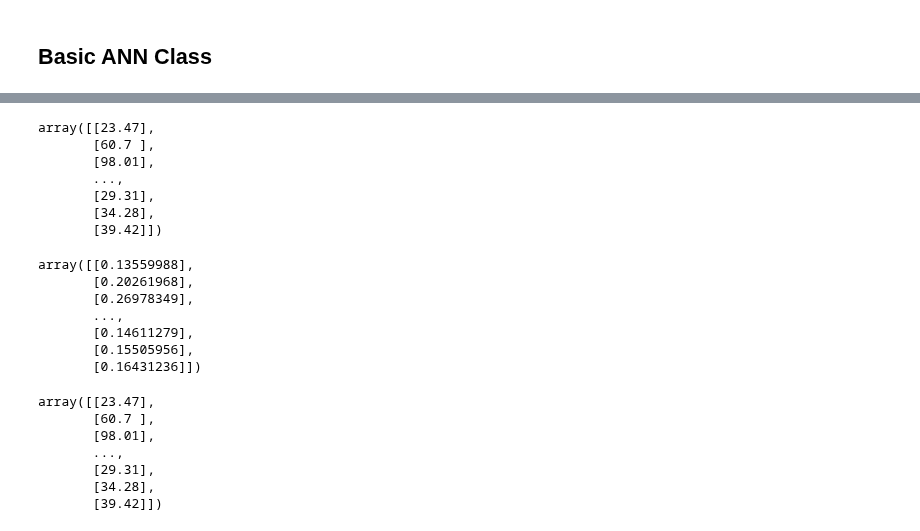
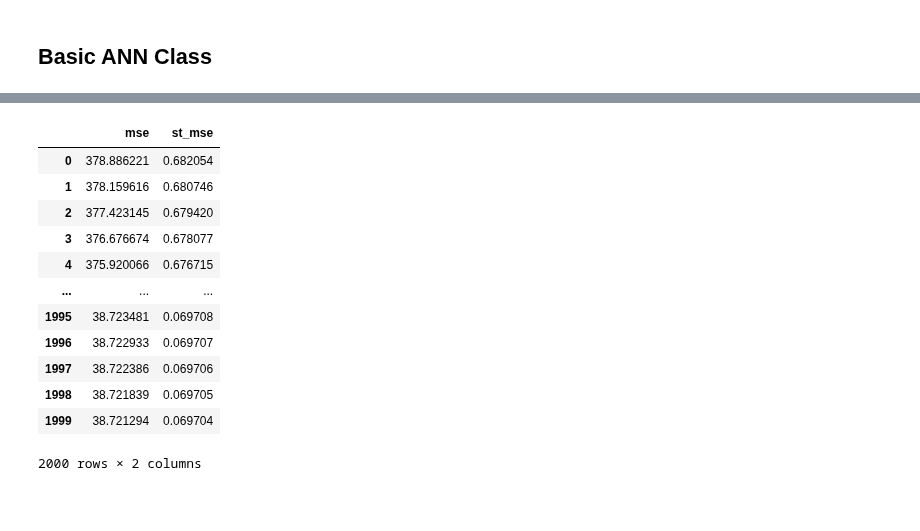
Before and after one commit to mhjp13/small-projects-ai, a Jupyter notebook: cob107/cw2/MLP-Models.ipynb, the cells around one changed output, grey strips where cells are left out. Saved outputs shown, nothing was run; the diff lists cells and outputs as text; code cells hidden in the pictures; blank space fills up the shorter version.

```diff
--- a/cob107/cw2/MLP-Models.ipynb
+++ b/cob107/cw2/MLP-Models.ipynb
@@ -229,30 +202,0 @@ array([[0.13559988],
-# %%
-training_df[target_cols].to_numpy()
-# %% [output]
-array([[23.47],
-       [60.7 ],
-       [98.01],
-       ...,
-       [29.31],
-       [34.28],
-       [39.42]])
-# %%
-standardise_value(training_df[target_cols].to_numpy(), training_df.max()[0], training_df.min()[0])
-# %% [output]
-array([[0.13559988],
-       [0.20261968],
-       [0.26978349],
-       ...,
-       [0.14611279],
-       [0.15505956],
-       [0.16431236]])
-# %%
-unstandardise_value(targets.to_numpy(), training_df.max()[0], training_df.min()[0])
-# %% [output]
-array([[23.47],
-       [60.7 ],
-       [98.01],
-       ...,
-       [29.31],
-       [34.28],
-       [39.42]])
@@ -258,0 +275,16 @@ array([[23.47],
+# %%
+performance_2
+# %% [output]
+|  | mse | st_mse |
+| 0 | 378.886221 | 0.682054 |
+| 1 | 378.159616 | 0.680746 |
+| 2 | 377.423145 | 0.679420 |
+| 3 | 376.676674 | 0.678077 |
+| 4 | 375.920066 | 0.676715 |
+| ... | ... | ... |
+| 1995 | 38.723481 | 0.069708 |
+| 1996 | 38.722933 | 0.069707 |
+| 1997 | 38.722386 | 0.069706 |
+| 1998 | 38.721839 | 0.069705 |
+| 1999 | 38.721294 | 0.069704 |
+2000 rows × 2 columns
```
Also changed, not shown: parts of 9 cells of this notebook.
